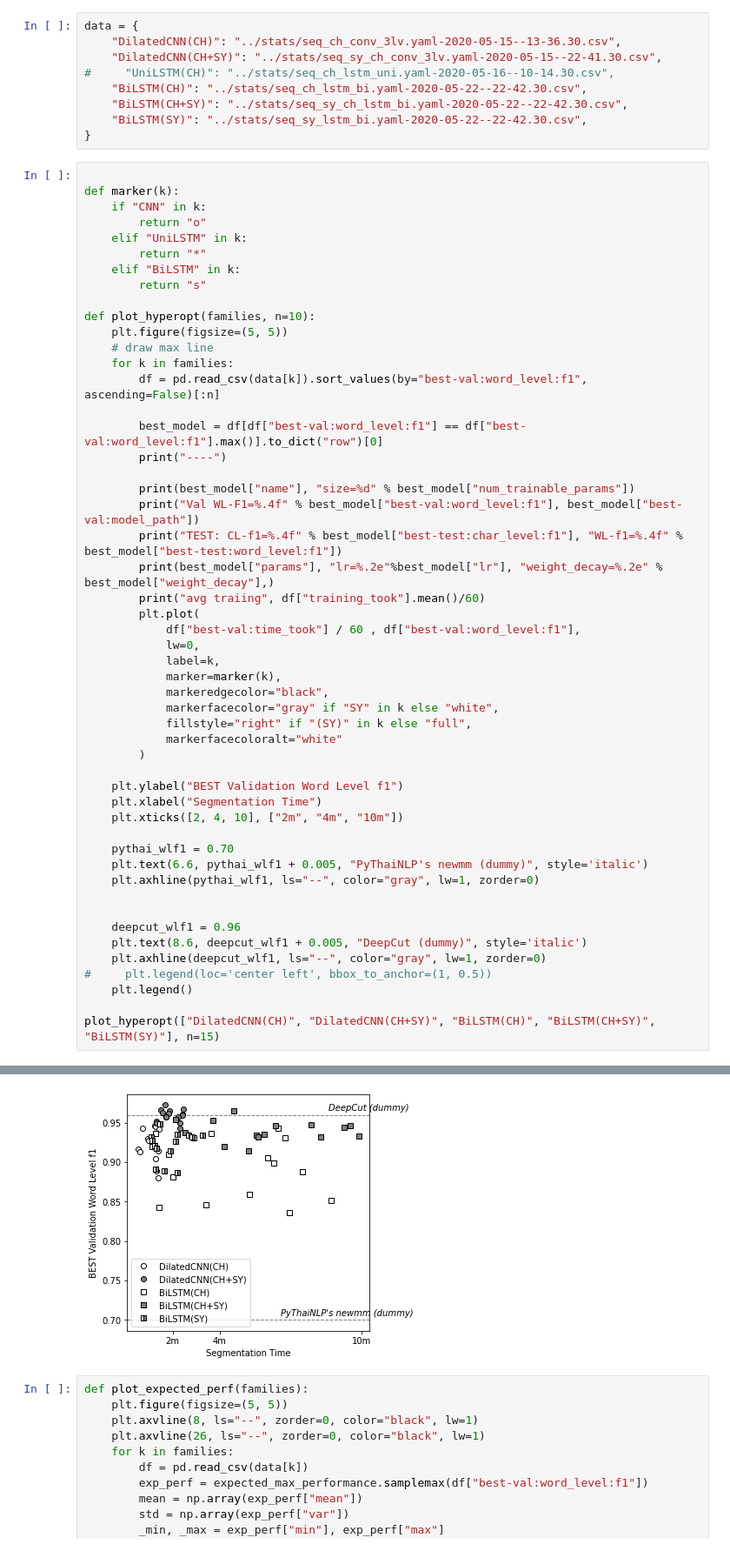
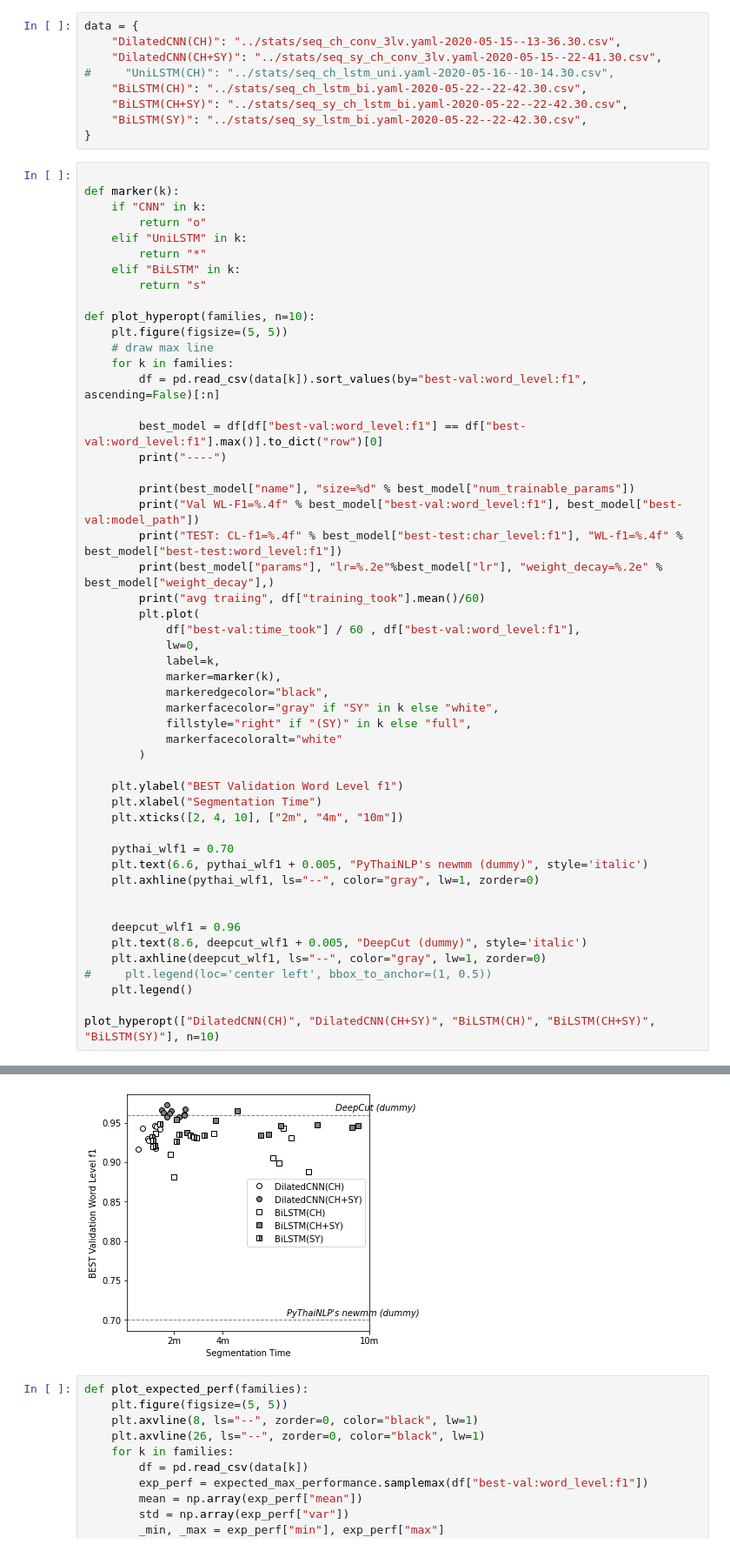
Before and after one commit to p16i/Syllable-based-Neural-Thai-Word-Segmentation, a Jupyter notebook: notebooks/viz-plot-hyperopt-results.ipynb, the cells around one changed output, grey strips where cells are left out. Shown at 87% size. Saved outputs shown, nothing was run; the diff lists cells and outputs as text.

```diff
--- a/notebooks/viz-plot-hyperopt-results.ipynb
+++ b/notebooks/viz-plot-hyperopt-results.ipynb
@@ -62,7 +62,7 @@ def plot_hyperopt(families, n=10):
 #     plt.legend(loc='center left', bbox_to_anchor=(1, 0.5))
     plt.legend()
 
-plot_hyperopt(["DilatedCNN(CH)", "DilatedCNN(CH+SY)", "BiLSTM(CH)", "BiLSTM(CH+SY)", "BiLSTM(SY)"], n=15)
+plot_hyperopt(["DilatedCNN(CH)", "DilatedCNN(CH+SY)", "BiLSTM(CH)", "BiLSTM(CH+SY)", "BiLSTM(SY)"], n=10)
 # %% [output]
 ----
 seq_ch_conv_3lv size=329152
@@ -84,4 +84,4 @@ avg traiing 31.69009510199229
-[figure, old version]
+[figure, new version]
 # %%
 def plot_expected_perf(families):
     plt.figure(figsize=(5, 5))
```
Also changed, not shown: parts of 1 cell of this notebook, 1 other file.
